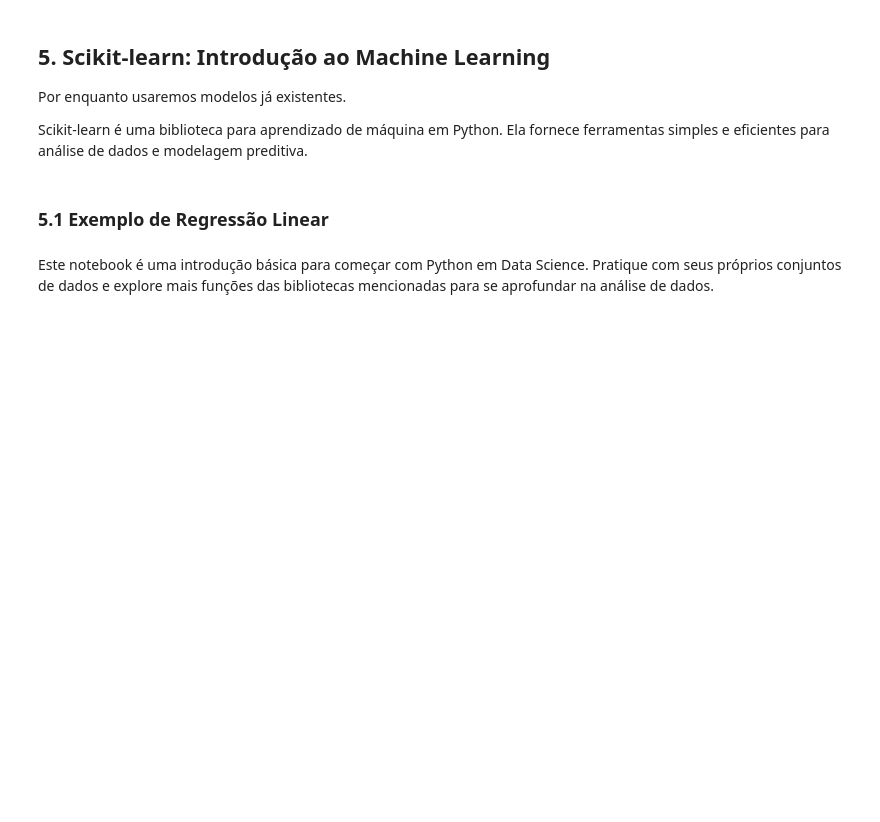
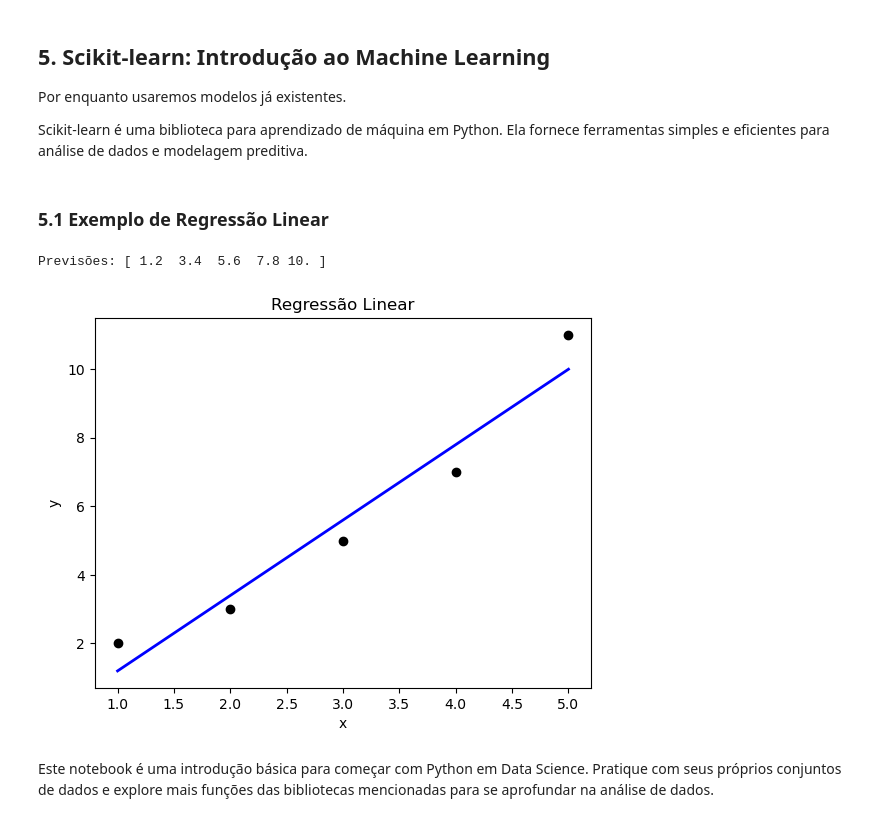
Before and after one commit to thiagoneye/ieee-ai_academy, a Jupyter notebook: first_notebook.ipynb, the cells around one changed output. Drawn from its saved outputs; the diff is of its cells as text; code cells hidden in the pictures; blank space fills up the shorter version.

```diff
--- a/first_notebook.ipynb
+++ b/first_notebook.ipynb
@@ -765,23 +840,26 @@ import numpy as np
 # %%
 # Dados de exemplo
 X = np.array([[1], [2], [3], [4], [5]])
 y = np.array([2, 3, 5, 7, 11])
 
 # Criando o modelo
 model = LinearRegression()
 model.fit(X, y)
 
 # Fazendo previsões
 y_pred = model.predict(X)
 print("Previsões:", y_pred)
 
 # Visualizando a regressão
 plt.scatter(X, y, color='black')
-plt.plot(X, y_pred, color='blue', linewidth=3)
+plt.plot(X, y_pred, color='blue', linewidth=2)
 plt.xlabel('x')
 plt.ylabel('y')
 plt.title('Regressão Linear')
 plt.show()
+# %% [output]
+Previsões: [ 1.2  3.4  5.6  7.8 10. ]
+[figure, added]
 # %% [markdown]
 Este notebook é uma introdução básica para começar com Python em Data Science. Pratique com seus próprios conjuntos de dados e explore mais funções das bibliotecas mencionadas para se aprofundar na análise de dados.
 # %%
```
Also changed, not shown: parts of 22 cells of this notebook, 3 other files.
